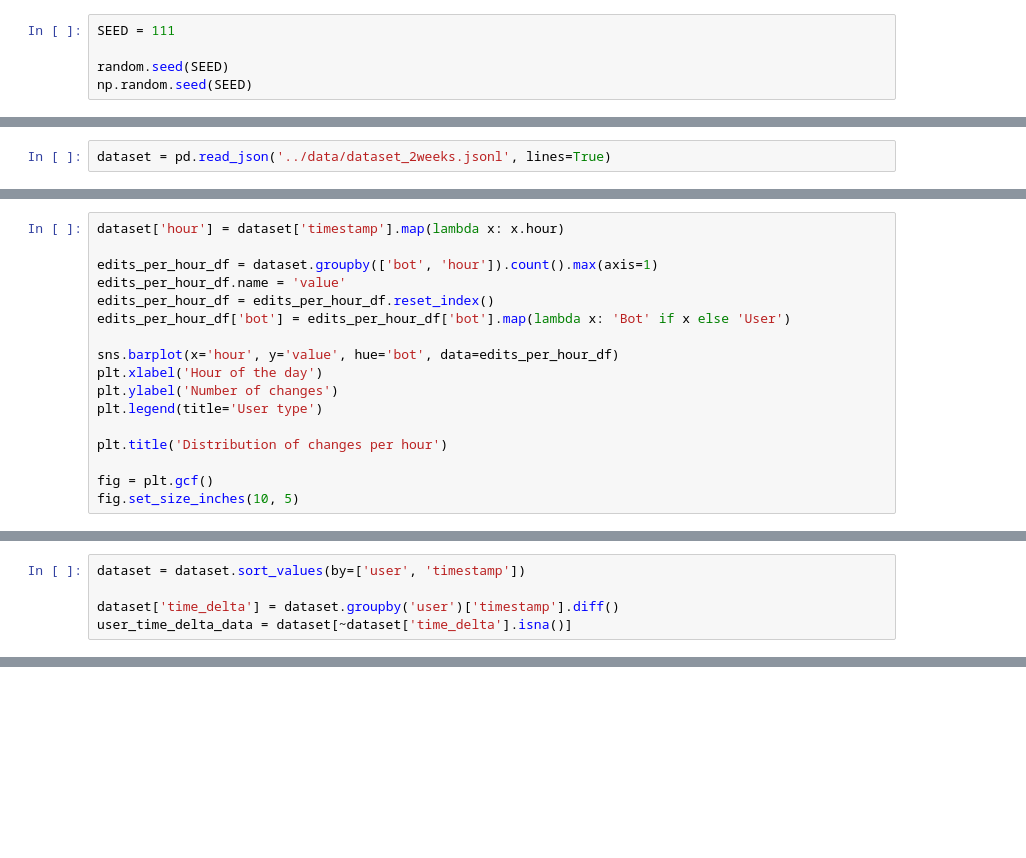
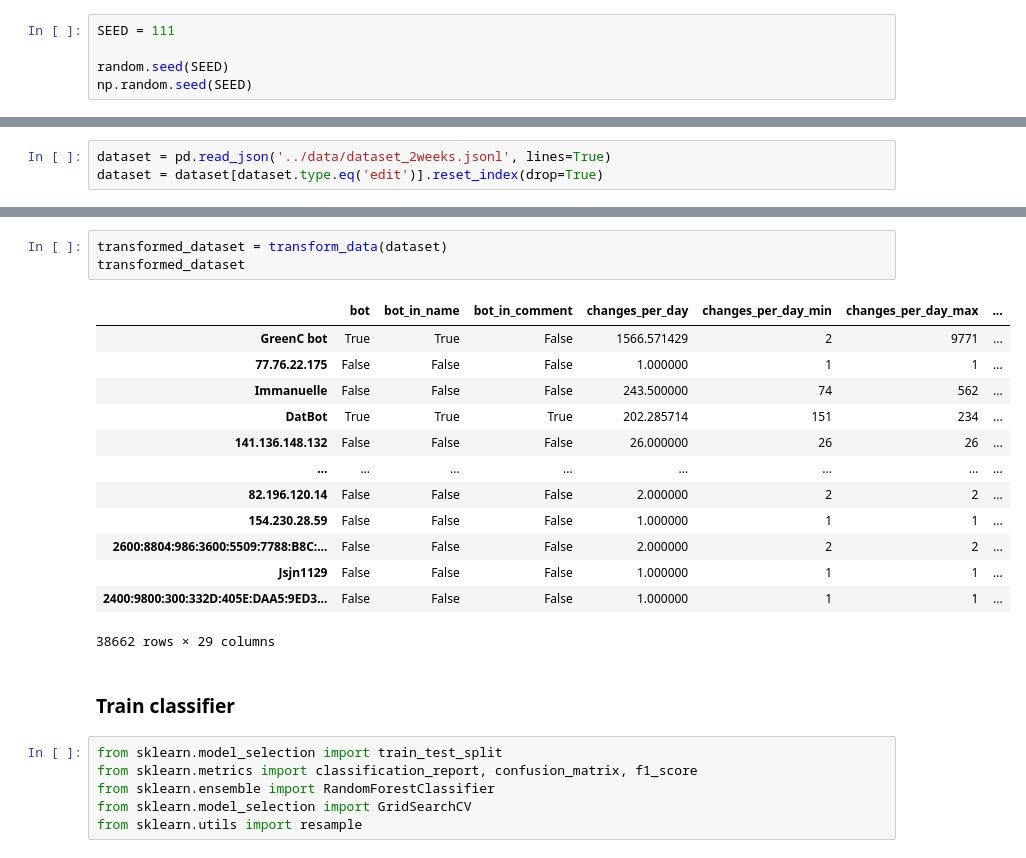
Before and after one commit to R1chrdson/bot_detection_mmdb23, a Jupyter notebook: classify_data/classifier.ipynb, the cells around one changed output, grey strips where cells are left out. Saved outputs shown, nothing was run; the diff lists cells and outputs as text; blank space fills up the shorter version.

```diff
--- a/classify_data/classifier.ipynb
+++ b/classify_data/classifier.ipynb
@@ -47,2 +38,3 @@ TRAINING_SALT: PzxrnS3vXt
 # %%
 dataset = pd.read_json('../data/dataset_2weeks.jsonl', lines=True)
+dataset = dataset[dataset.type.eq('edit')].reset_index(drop=True)
@@ -66,17 +40,0 @@ fig.set_size_inches(5, 5)
-# %%
-dataset['hour'] = dataset['timestamp'].map(lambda x: x.hour)
-
-edits_per_hour_df = dataset.groupby(['bot', 'hour']).count().max(axis=1)
-edits_per_hour_df.name = 'value'
-edits_per_hour_df = edits_per_hour_df.reset_index()
-edits_per_hour_df['bot'] = edits_per_hour_df['bot'].map(lambda x: 'Bot' if x else 'User')
-
-sns.barplot(x='hour', y='value', hue='bot', data=edits_per_hour_df)
-plt.xlabel('Hour of the day')
-plt.ylabel('Number of changes')
-plt.legend(title='User type')
-
-plt.title('Distribution of changes per hour')
-
-fig = plt.gcf()
-fig.set_size_inches(10, 5)
@@ -87,5 +40,0 @@ fig.set_size_inches(10, 5)
-# %%
-dataset = dataset.sort_values(by=['user', 'timestamp'])
-
-dataset['time_delta'] = dataset.groupby('user')['timestamp'].diff()
-user_time_delta_data = dataset[~dataset['time_delta'].isna()]
@@ -116,0 +96,25 @@ fig.set_size_inches(10, 5)
+# %%
+transformed_dataset = transform_data(dataset)
+transformed_dataset
+# %% [output]
+|  | bot | bot_in_name | bot_in_comment | changes_per_day | changes_per_day_min | changes_per_day_max | ... |
+| GreenC bot | True | True | False | 1566.571429 | 2 | 9771 | ... |
+| 77.76.22.175 | False | False | False | 1.000000 | 1 | 1 | ... |
+| Immanuelle | False | False | False | 243.500000 | 74 | 562 | ... |
+| DatBot | True | True | True | 202.285714 | 151 | 234 | ... |
+| 141.136.148.132 | False | False | False | 26.000000 | 26 | 26 | ... |
+| ... | ... | ... | ... | ... | ... | ... | ... |
+| 82.196.120.14 | False | False | False | 2.000000 | 2 | 2 | ... |
+| 154.230.28.59 | False | False | False | 1.000000 | 1 | 1 | ... |
+| 2600:8804:986:3600:5509:7788:B8C:... | False | False | False | 2.000000 | 2 | 2 | ... |
+| Jsjn1129 | False | False | False | 1.000000 | 1 | 1 | ... |
+| 2400:9800:300:332D:405E:DAA5:9ED3... | False | False | False | 1.000000 | 1 | 1 | ... |
+38662 rows × 29 columns
+# %% [markdown]
+### Train classifier
+# %%
+from sklearn.model_selection import train_test_split
+from sklearn.metrics import classification_report, confusion_matrix, f1_score
+from sklearn.ensemble import RandomForestClassifier
+from sklearn.model_selection import GridSearchCV
+from sklearn.utils import resample
```
Also changed, not shown: parts of 29 cells of this notebook.
